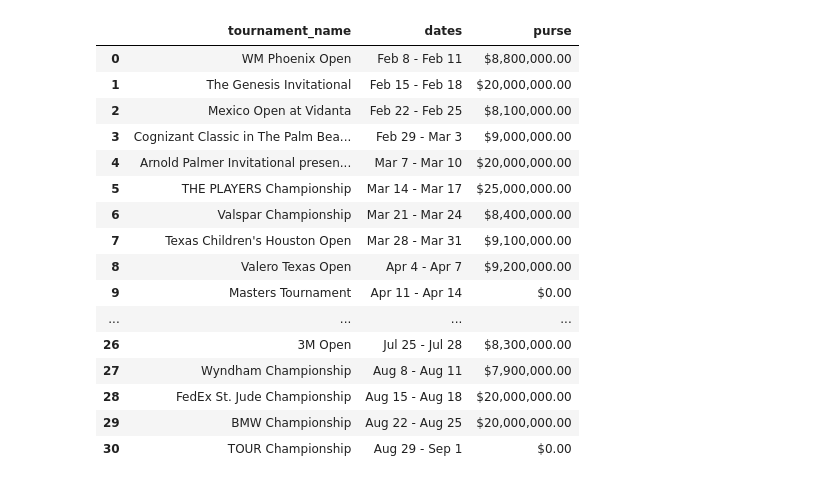
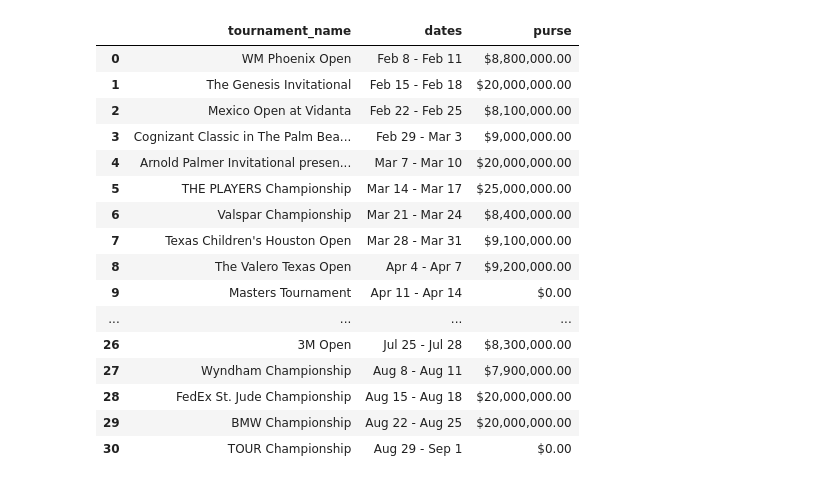
Before and after one commit to 80penguin80/pga_pool_app, a Jupyter notebook: tournament_info_scraper.ipynb, the cells around one changed output. Cells and saved outputs as stored; diff of their text form; code cells hidden in the pictures.

```diff
--- a/tournament_info_scraper.ipynb
+++ b/tournament_info_scraper.ipynb
@@ -11,7 +11,7 @@ golf_tournaments = {
         "THE PLAYERS Championship",
         "Valspar Championship",
         "Texas Children's Houston Open",
-        "Valero Texas Open",
+        "The Valero Texas Open",
         "Masters Tournament",
         "RBC Heritage",
         "Corales Puntacana Championship",
@@ -27,34 +27,34 @@ golf_tournaments = {
         "Rocket Mortgage Classic",
         "John Deere Classic",
         "Genesis Scottish Open",
         "Barracuda Championship",
         "The Open Championship",
         "3M Open",
         "Wyndham Championship",
         "FedEx St. Jude Championship",
         "BMW Championship",
         "TOUR Championship"
     ],
     "dates": [
         "Feb 8 - Feb 11", "Feb 15 - Feb 18", "Feb 22 - Feb 25", "Feb 29 - Mar 3", "Mar 7 - Mar 10", "Mar 14 - Mar 17", "Mar 21 - Mar 24", "Mar 28 - Mar 31", "Apr 4 - Apr 7", "Apr 11 - Apr 14", "Apr 18 - Apr 21", "Apr 18 - Apr 21", "May 2 - May 5", "May 9 - May 12", "May 9 - May 12", "May 16 - May 19", "May 23 - May 26", "May 30 - Jun 2", "Jun 6 - Jun 9", "Jun 13 - Jun 16", "Jun 20 - Jun 23", "Jun 27 - Jun 30", "Jul 4 - Jul 7", "Jul 11 - Jul 14", "Jul 18 - Jul 21", "Jul 18 - Jul 21", "Jul 25 - Jul 28", "Aug 8 - Aug 11", "Aug 15 - Aug 18", "Aug 22 - Aug 25", "Aug 29 - Sep 1"
     ],
     "purse": [
         "$8,800,000.00", "$20,000,000.00", "$8,100,000.00", "$9,000,000.00", "$20,000,000.00", "$25,000,000.00", "$8,400,000.00", "$9,100,000.00", "$9,200,000.00", "$0.00", "$20,000,000.00", "$4,000,000.00", "$9,500,000.00", "$4,000,000.00", "$20,000,000.00", "$0.00", "$9,100,000.00", "$9,400,000.00", "$20,000,000.00", "$0.00", "$20,000,000.00", "$9,200,000.00", "$7,800,000.00", "$9,000,000.00", "$4,000,000.00", "$0.00", "$8,300,000.00", "$7,900,000.00", "$20,000,000.00", "$20,000,000.00", "$0.00"
     ]
 }
 
 pd.DataFrame(golf_tournaments)
 # %% [output]
 |  | tournament_name | dates | purse |
 | 0 | WM Phoenix Open | Feb 8 - Feb 11 | $8,800,000.00 |
 | 1 | The Genesis Invitational | Feb 15 - Feb 18 | $20,000,000.00 |
 | 2 | Mexico Open at Vidanta | Feb 22 - Feb 25 | $8,100,000.00 |
 | 3 | Cognizant Classic in The Palm Bea... | Feb 29 - Mar 3 | $9,000,000.00 |
 | 4 | Arnold Palmer Invitational presen... | Mar 7 - Mar 10 | $20,000,000.00 |
 | 5 | THE PLAYERS Championship | Mar 14 - Mar 17 | $25,000,000.00 |
 | 6 | Valspar Championship | Mar 21 - Mar 24 | $8,400,000.00 |
 | 7 | Texas Children's Houston Open | Mar 28 - Mar 31 | $9,100,000.00 |
-| 8 | Valero Texas Open | Apr 4 - Apr 7 | $9,200,000.00 |
+| 8 | The Valero Texas Open | Apr 4 - Apr 7 | $9,200,000.00 |
 | 9 | Masters Tournament | Apr 11 - Apr 14 | $0.00 |
 | ... | ... | ... | ... |
 | 26 | 3M Open | Jul 25 - Jul 28 | $8,300,000.00 |
```
Also changed, not shown: 2 other files.
